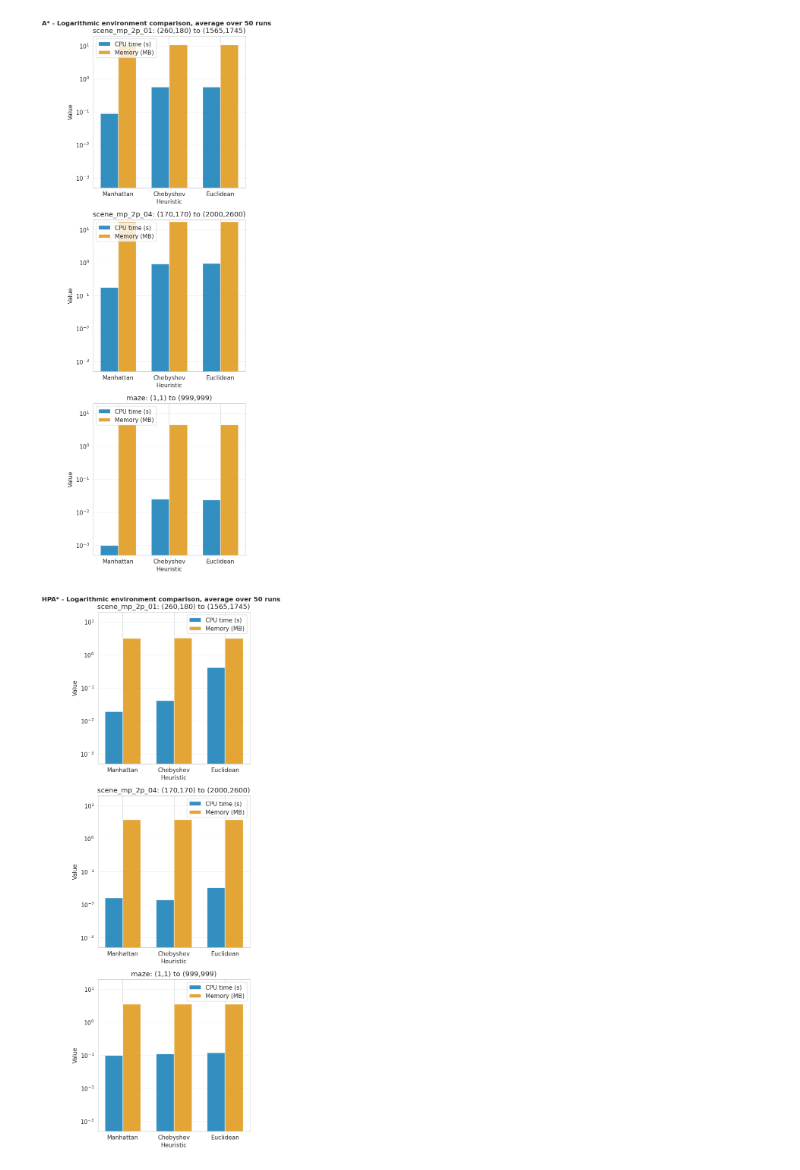
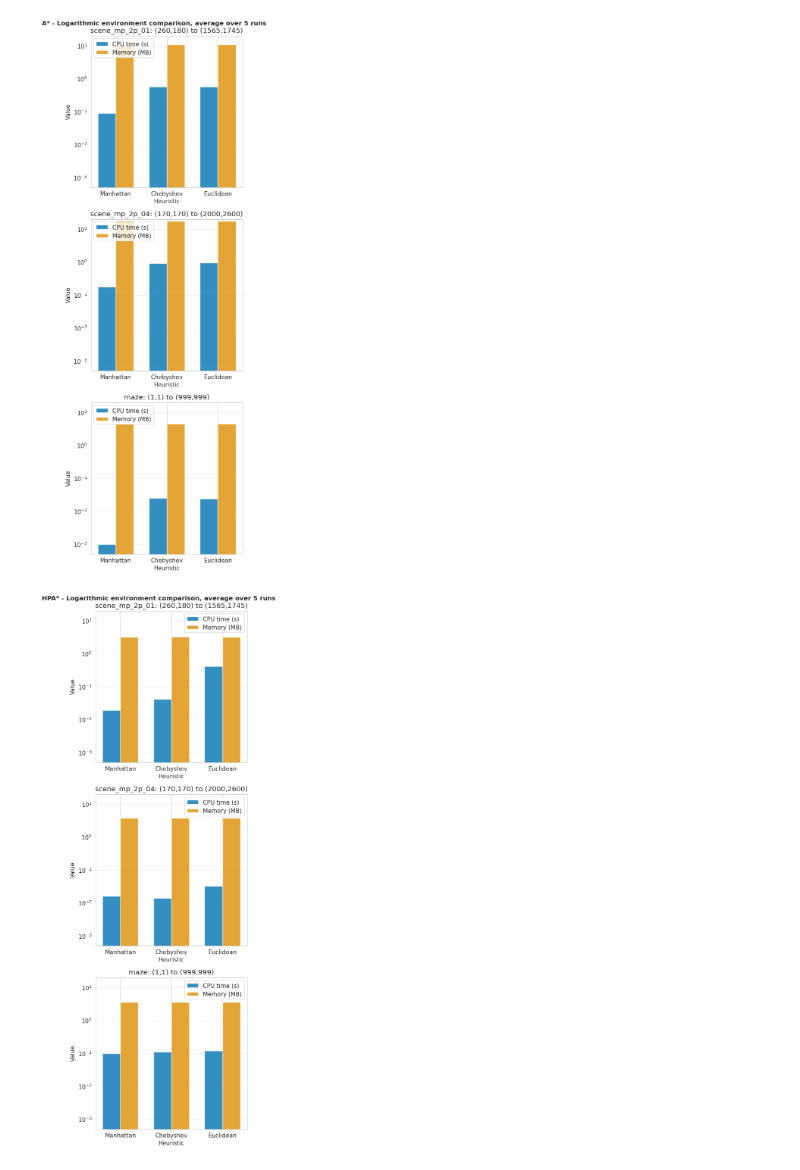
Before and after one commit to Efnilite/distributed-hpa-star, a Jupyter notebook: analyze_a.ipynb, the cells around one changed output. Saved outputs shown, nothing was run; the diff lists cells and outputs as text; code cells hidden in the pictures.

```diff
--- a/analyze_a.ipynb
+++ b/analyze_a.ipynb
@@ -14,39 +14,39 @@ plt.rcParams['font.size'] = 11
 # %%
 fig, axes = plt.subplots(3, 1, figsize=(5, 15))
 
-fig.suptitle("A* - Logarithmic environment comparison, average over 50 runs", fontsize=12, fontweight='bold')
+fig.suptitle("A* - Logarithmic environment comparison, average over 5 runs", fontsize=12, fontweight='bold')
 # Data for each scenario
 scenarios = ['scene_mp_2p_01: (260,180) to (1565,1745)', 'scene_mp_2p_04: (170,170) to (2000,2600)', 'maze: (1,1) to (999,999)']
 cpu_times = [[0.089, 0.57, 0.57], [0.18, 0.91, 0.95], [0.001, 0.025, 0.024]]
 memory_usage = [[10.69, 10.75, 10.75], [17.28, 17.30, 17.32], [4.52, 4.55, 4.54]]
 heuristics = ['Manhattan', 'Chebyshev', 'Euclidean']
 
 for idx, (scenario, cpu, mem) in enumerate(zip(scenarios, cpu_times, memory_usage)):
     ax = axes[idx]
     x = np.arange(len(heuristics))
     width = 0.35
 
     ax.bar(x - width/2, cpu, width, label='CPU time (s)', alpha=0.8)
     ax.bar(x + width/2, mem, width, label='Memory (MB)', alpha=0.8)
 
     ax.set_xlabel('Heuristic')
     ax.set_ylabel('Value')
     ax.set_title(scenario)
     ax.set_xticks(x)
     ax.set_xticklabels(heuristics)
     ax.set_yscale('log')
     ax.set_ylim([5e-4, 20])
     ax.legend()
     ax.grid(axis='y', alpha=0.3)
 
 plt.tight_layout()
 plt.show()
 # %% [output]
-[figure, old version]
+[figure, new version]
 # %%
 fig, axes = plt.subplots(3, 1, figsize=(5, 15))
 
-fig.suptitle("HPA* - Logarithmic environment comparison, average over 50 runs", fontsize=12, fontweight='bold')
+fig.suptitle("HPA* - Logarithmic environment comparison, average over 5 runs", fontsize=12, fontweight='bold')
 # Data for each scenario
 scenarios = ['scene_mp_2p_01: (260,180) to (1565,1745)', 'scene_mp_2p_04: (170,170) to (2000,2600)', 'maze: (1,1) to (999,999)']
 cpu_times = [[0.019, 0.041, 0.42], [0.016, 0.014, 0.033], [0.1, 0.11, 0.12]]
@@ -74,4 +74,4 @@ for idx, (scenario, cpu, mem) in enumerate(zip(scenarios, cpu_times, memory_usag
 plt.tight_layout()
 plt.show()
 # %% [output]
-[figure, old version]
+[figure, new version]
```
Also changed, not shown: parts of 1 cell of this notebook, 4 other files.
